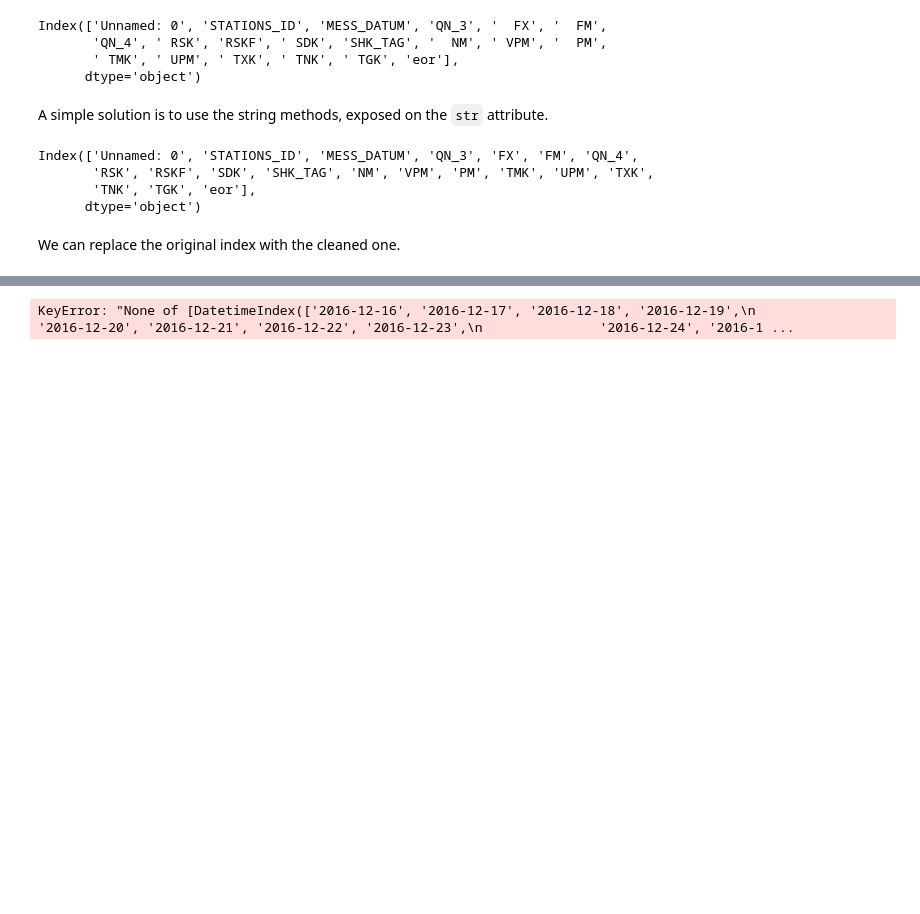
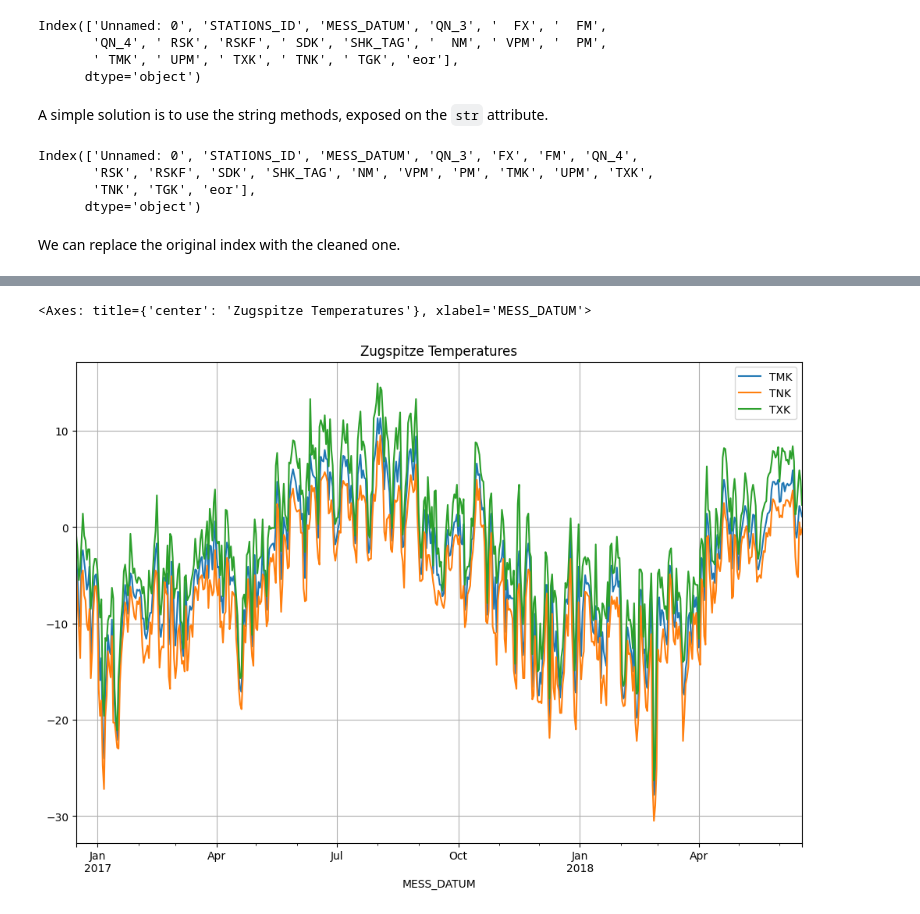
Before and after one commit to miku/pythonpath, a Jupyter notebook: notebooks/Pandas/05 Pandas Transform Data (on Load).ipynb, the cells around one changed output, grey strips where cells are left out. Saved outputs shown, nothing was run; the diff lists cells and outputs as text; code cells hidden in the pictures; blank space fills up the shorter version.

```diff
--- a/notebooks/Pandas/05 Pandas Transform Data (on Load).ipynb
+++ b/notebooks/Pandas/05 Pandas Transform Data (on Load).ipynb
@@ -68,4 +84,5 @@ df.columns = df.columns.str.strip()
 # %%
-df[["TMK", "TNK", "TXK"]].plot(x=df["MESS_DATUM"], figsize=(12, 8), grid=True, title="Zugspitze Temperatures")
+df[["TMK", "TNK", "TXK", "MESS_DATUM"]].plot(x="MESS_DATUM", figsize=(12, 8), grid=True, title="Zugspitze Temperatures")
 # %% [output]
-KeyError: "None of [DatetimeIndex(['2016-12-16', '2016-12-17', '2016-12-18', '2016-12-19',\n               '2016-12-20', '2016-12-21', '2016-12-22', '2016-12-23',\n               '2016-12-24', '2016-1 ...
+<Axes: title={'center': 'Zugspitze Temperatures'}, xlabel='MESS_DATUM'>
+[figure, added]
```
Also changed, not shown: parts of 1 cell of this notebook, 15 other files.
